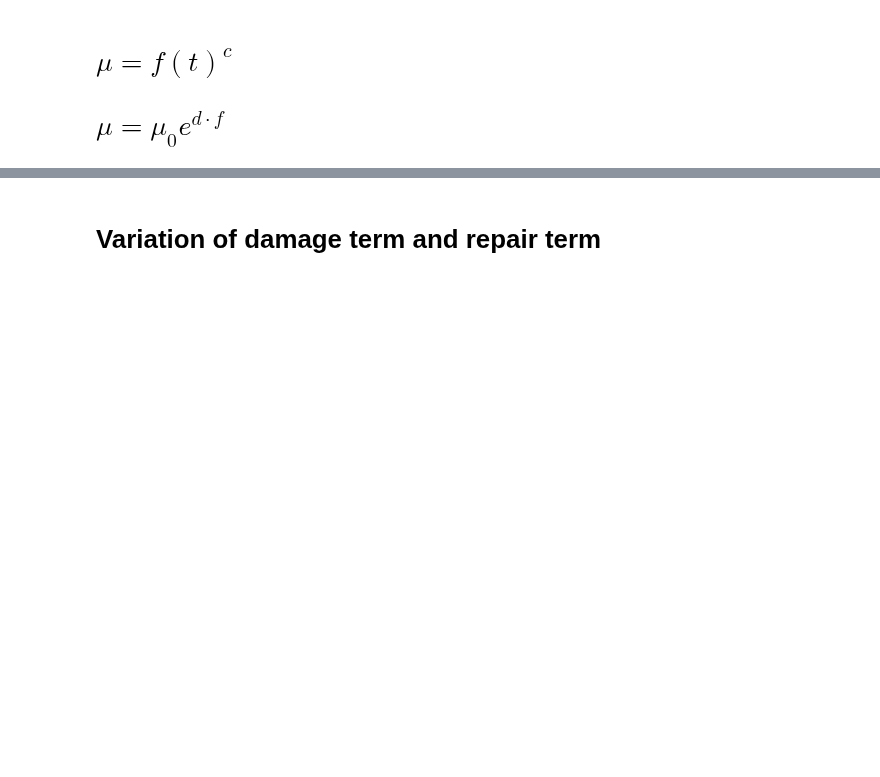
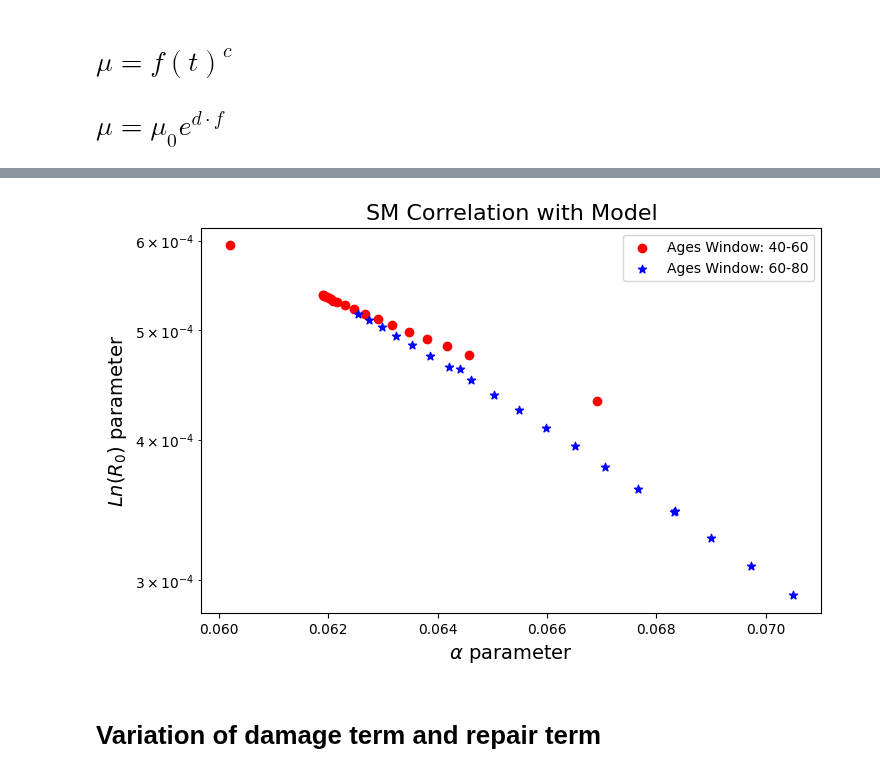
Before and after one commit to Rafther0112/Human_Aging_Research, a Jupyter notebook: Second_Part_Research/model_frailty_index_option_1.ipynb, the cells around one changed output, grey strips where cells are left out. Saved outputs shown, nothing was run; the diff lists cells and outputs as text; code cells hidden in the pictures; blank space fills up the shorter version.

```diff
--- a/Second_Part_Research/model_frailty_index_option_1.ipynb
+++ b/Second_Part_Research/model_frailty_index_option_1.ipynb
@@ -193,3 +178,29 @@ plt.yscale("log")
+# %%
+edad_40_60 = t[40:60]
+data_40_60 = gompertz_law_differential_equation[40:60]
+derivative_process = dxdt(data_40_60, edad_40_60, kind="finite_difference", k=1)
+beta_values_40_60 = derivative_process/data_40_60
+R_values_40_60 = data_40_60/np.e**(beta_values_40_60*edad_40_60)
+
+
+edad_60_80 = t[60:80]
+data_60_80 = gompertz_law_differential_equation[60:80]
+derivative_process = dxdt(data_60_80, edad_60_80, kind="finite_difference", k=1)
+beta_values_60_80 = derivative_process/data_60_80
+R_values_60_80 = data_60_80/np.e**(beta_values_60_80*edad_60_80)
+
+
+plt.figure(figsize=(8, 5))
+plt.scatter(beta_values_40_60, R_values_40_60, color = "red" ,label = "Ages Window: 40-60")
+plt.scatter(beta_values_60_80, R_values_60_80, color= "blue", marker='*' ,label = "Ages Window: 60-80")
+plt.title("SM Correlation with Model", fontsize = 16)
+plt.xlabel(r"$\alpha$ parameter", fontsize = 14)
+plt.ylabel(r"$Ln(R_0)$ parameter", fontsize = 14)
+plt.yscale("log")
+plt.legend()
+plt.savefig("SM_Correlation_Model.jpg", dpi = 1000)
+# %% [output]
+[figure, added]
 # %% [markdown]
 # Variation of damage term and repair term
 # %%
```
Also changed, not shown: parts of 9 cells of this notebook, 14 other files.
